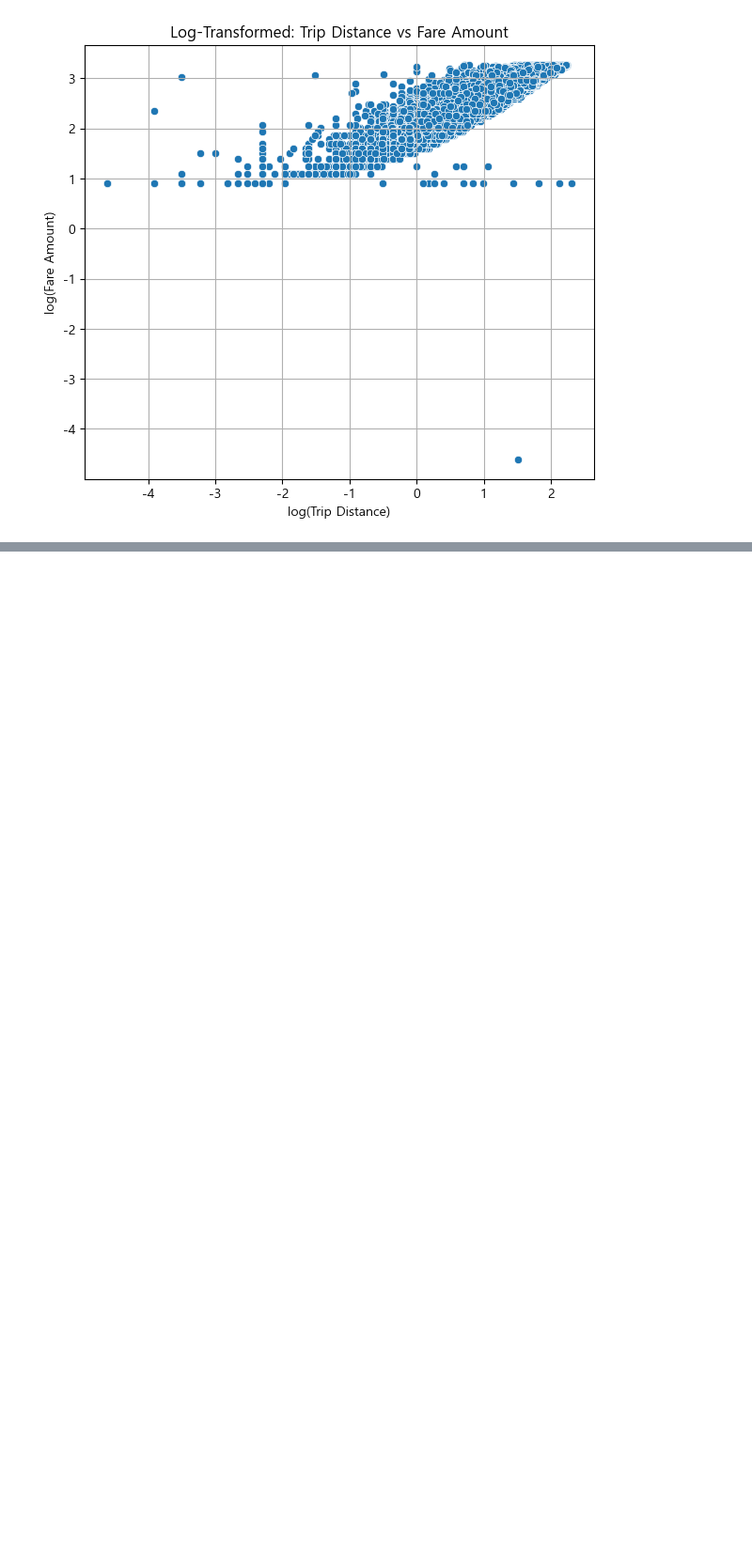
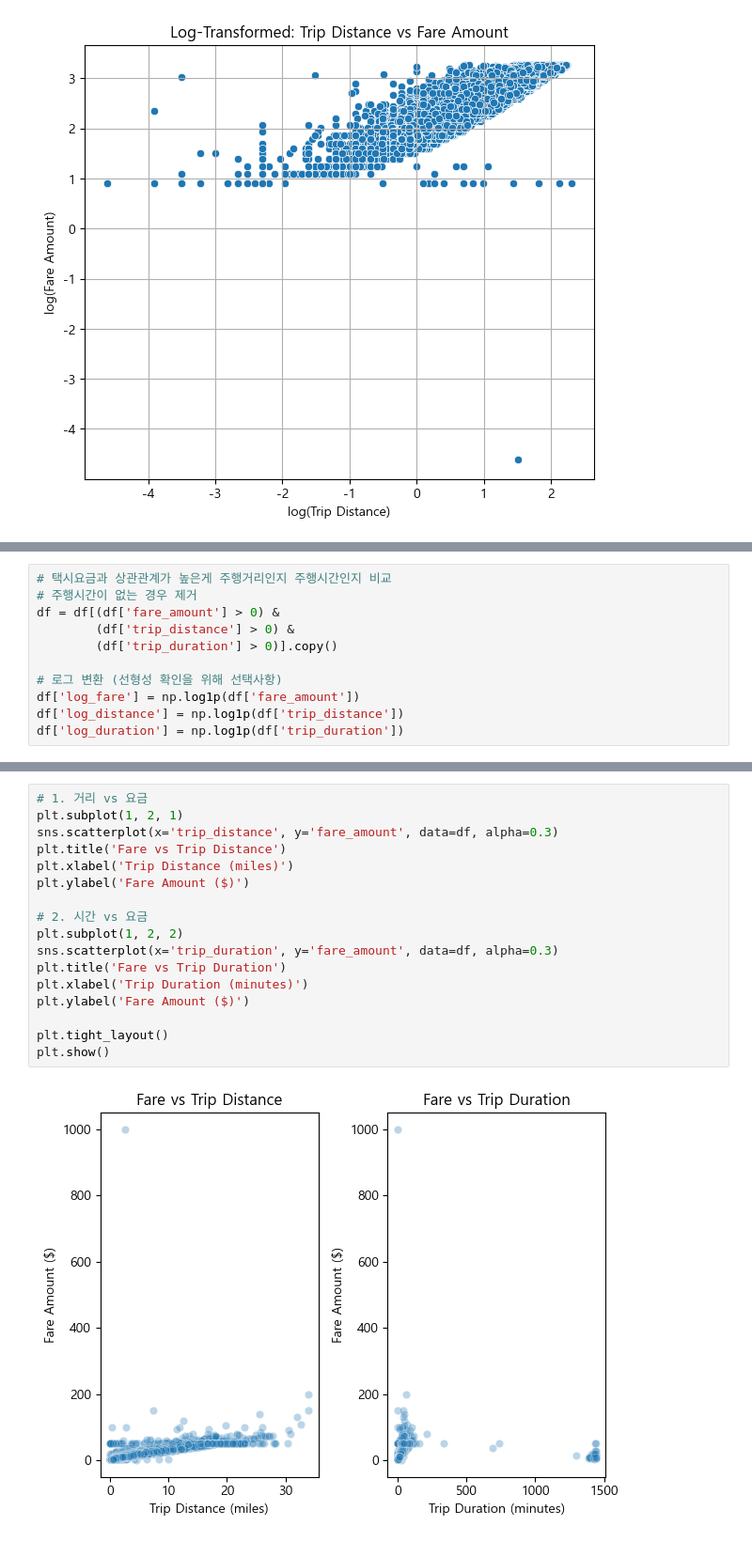
Before and after one commit to planetbb/Data_Project, a Jupyter notebook: taxi_rate.ipynb, the cells around one changed output, grey strips where cells are left out. Shown at 94% size. Cells and saved outputs as stored; diff of their text form; blank space fills up the shorter version.

```diff
--- a/taxi_rate.ipynb
+++ b/taxi_rate.ipynb
@@ -172,0 +214,11 @@ git push -u origin main
+# %%
+# 택시요금과 상관관계가 높은게 주행거리인지 주행시간인지 비교
+# 주행시간이 없는 경우 제거
+df = df[(df['fare_amount'] > 0) &
+        (df['trip_distance'] > 0) &
+        (df['trip_duration'] > 0)].copy()
+
+# 로그 변환 (선형성 확인을 위해 선택사항)
+df['log_fare'] = np.log1p(df['fare_amount'])
+df['log_distance'] = np.log1p(df['trip_distance'])
+df['log_duration'] = np.log1p(df['trip_duration'])
@@ -172,0 +235,19 @@ git push -u origin main
+# %%
+# 1. 거리 vs 요금
+plt.subplot(1, 2, 1)
+sns.scatterplot(x='trip_distance', y='fare_amount', data=df, alpha=0.3)
+plt.title('Fare vs Trip Distance')
+plt.xlabel('Trip Distance (miles)')
+plt.ylabel('Fare Amount ($)')
+
+# 2. 시간 vs 요금
+plt.subplot(1, 2, 2)
+sns.scatterplot(x='trip_duration', y='fare_amount', data=df, alpha=0.3)
+plt.title('Fare vs Trip Duration')
+plt.xlabel('Trip Duration (minutes)')
+plt.ylabel('Fare Amount ($)')
+
+plt.tight_layout()
+plt.show()
+# %% [output]
+[figure, added]
```
Also changed, not shown: parts of 10 cells of this notebook, 1 other file.
